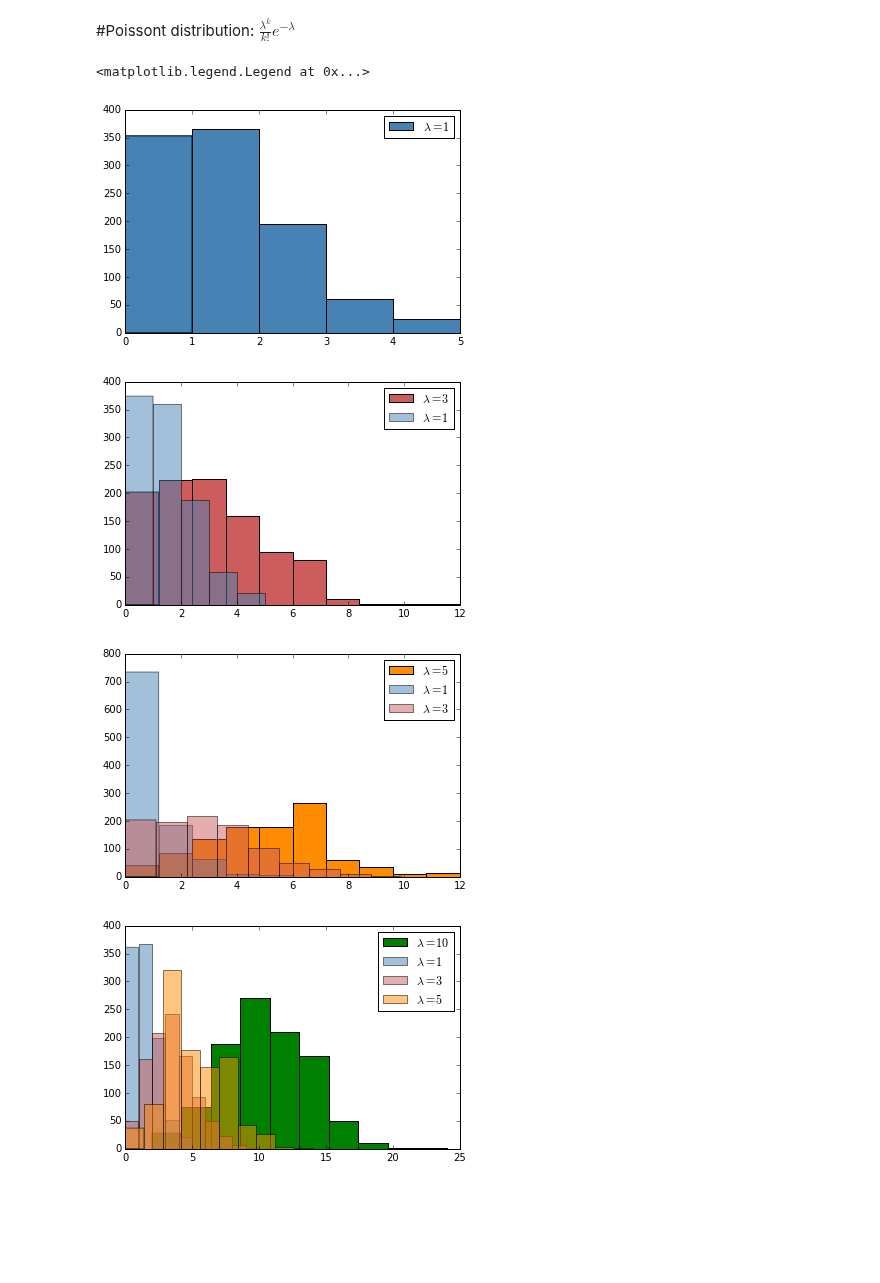
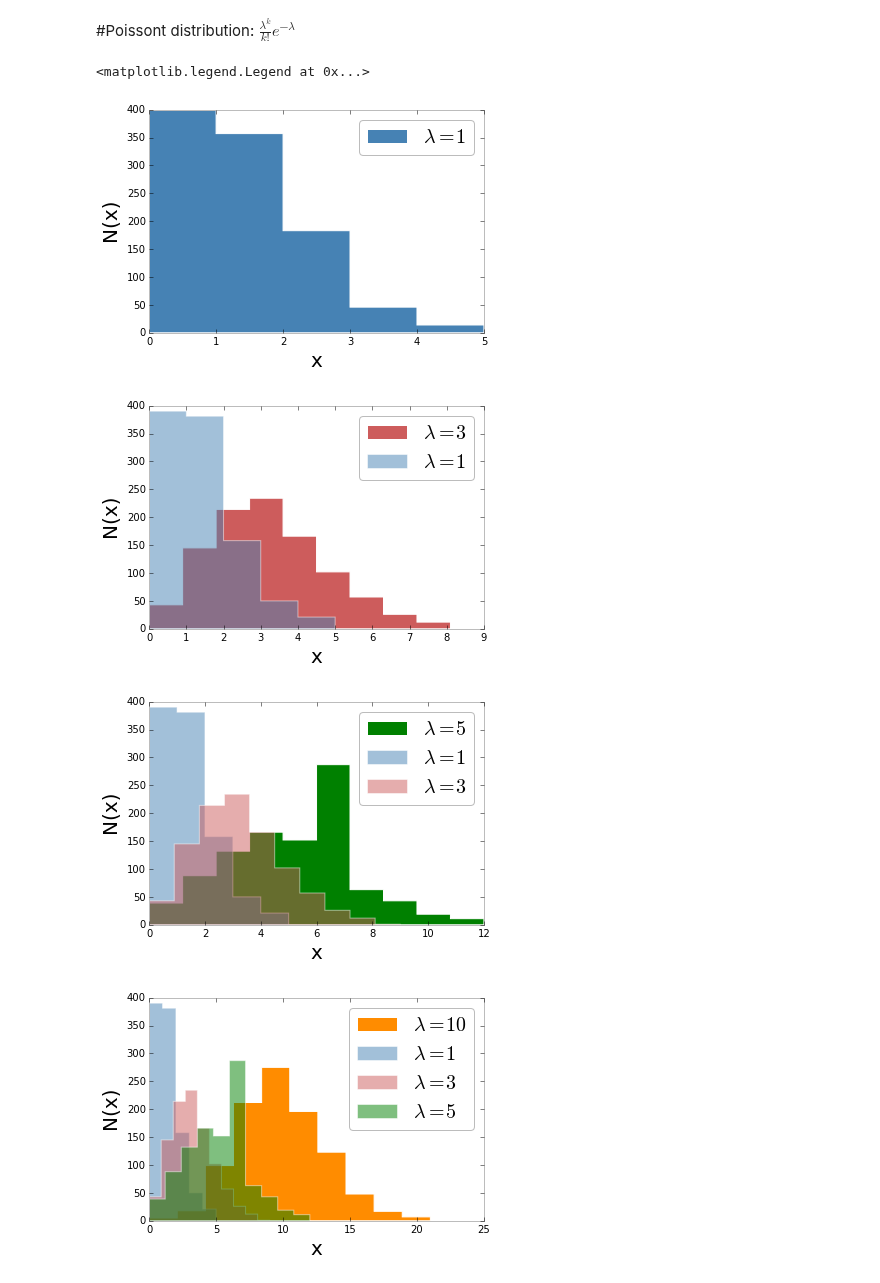
Before and after one commit to fedhere/UInotebooks, a Jupyter notebook: poisson vs gaussian.ipynb, the cells around one changed output. Saved outputs shown, nothing was run; the diff lists cells and outputs as text; code cells hidden in the pictures; blank space fills up the shorter version.

```diff
--- a/poisson vs gaussian.ipynb
+++ b/poisson vs gaussian.ipynb
@@ -7,6 +10,14 @@ import os
 import sys
 import numpy as np
 import pylab as pl
+
+from IPython.core.display import HTML
+import json
+s = json.load( open("fbb_matplotlibrc.json") )
+pl.rcParams.update(s)
+
+pl.rcParams['axes.labelsize']=20
+pl.rcParams['axes.grid']=False
 %pylab inline
 # %% [output]
 Populating the interactive namespace from numpy and matplotlib
@@ -13,26 +26,42 @@ Populating the interactive namespace from numpy and matplotlib
 # %% [markdown]
 #Poissont distribution: $\frac{\lambda^k}{k!} e^{-\lambda}$
 # %%
-pl.hist(np.random.poisson(1,1000), bins=5, color='steelBlue', label=r'$\lambda=1$')
-pl.legend()
 pl.figure()
-pl.hist(np.random.poisson(3,1000), color='IndianRed', label=r'$\lambda=3$')
-pl.hist(np.random.poisson(1,1000), bins=5, color='steelBlue', alpha = 0.5, label=r'$\lambda=1$')
-pl.legend()
+p1=np.random.poisson(1,1000)
+pl.hist(np.random.poisson(1,1000), bins=5, color='steelBlue', label=r'$\lambda=1$', histtype='stepfilled')
+pl.legend(fontsize=20)
+pl.xlabel('x')
+pl.ylabel('N(x)')
+
 pl.figure()
-pl.hist(np.random.poisson(5,1000), color='DarkOrange', label=r'$\lambda=5$')
-pl.hist(np.random.poisson(1,1000), bins=5, color='steelBlue', alpha = 0.5, label=r'$\lambda=1$')
-pl.hist(np.random.poisson(3,1000), color='IndianRed', alpha = 0.5, label=r'$\lambda=3$')
-pl.legend()
+p3=np.random.poisson(3,1000)
+pl.hist(p3, color='IndianRed', label=r'$\lambda=3$', histtype='stepfilled')
+pl.hist(p1, bins=5, color='steelBlue', alpha = 0.5, label=r'$\lambda=1$', histtype='stepfilled')
+pl.legend(fontsize=20)
+pl.xlabel('x')
+pl.ylabel('N(x)')
+
 pl.figure()
-pl.hist(np.random.poisson(10,1000), color='Green', label=r'$\lambda=10$')
-pl.hist(np.random.poisson(1,1000), bins=5, color='steelBlue', alpha = 0.5, label=r'$\lambda=1$')
-pl.hist(np.random.poisson(3,1000), color='IndianRed', alpha = 0.5, label=r'$\lambda=3$')
-pl.hist(np.random.poisson(5,1000), color='DarkOrange', alpha = 0.5, label=r'$\lambda=5$')
-pl.legend()
+p5=np.random.poisson(5,1000)
+pl.hist(p5,  color='Green',label=r'$\lambda=5$', histtype='stepfilled')
+pl.hist(p1, bins=5, color='steelBlue', alpha = 0.5, label=r'$\lambda=1$', histtype='stepfilled')
+pl.hist(p3, color='IndianRed', alpha = 0.5, label=r'$\lambda=3$', histtype='stepfilled')
+pl.legend(fontsize=20)
+pl.xlabel('x')
+pl.ylabel('N(x)')
+
+pl.figure()
+p10=np.random.poisson(10,1000)
+pl.hist(p10 , color='DarkOrange', label=r'$\lambda=10$', histtype='stepfilled')
+pl.hist(p1, bins=5, color='steelBlue', alpha = 0.5, label=r'$\lambda=1$', histtype='stepfilled')
+pl.hist(p3, color='IndianRed', alpha = 0.5, label=r'$\lambda=3$', histtype='stepfilled')
+pl.hist(p5,  color='Green', alpha = 0.5, label=r'$\lambda=5$', histtype='stepfilled')
+pl.xlabel('x')
+pl.ylabel('N(x)')
+pl.legend(fontsize=20)
 # %% [output]
 <matplotlib.legend.Legend at 0x...>
-[figure, old version]
+[figure, new version]
-[figure, old version]
+[figure, new version]
-[figure, old version]
+[figure, new version]
-[figure, old version]
+[figure, new version]
```
Also changed, not shown: parts of 12 cells of this notebook, 3 other files.
